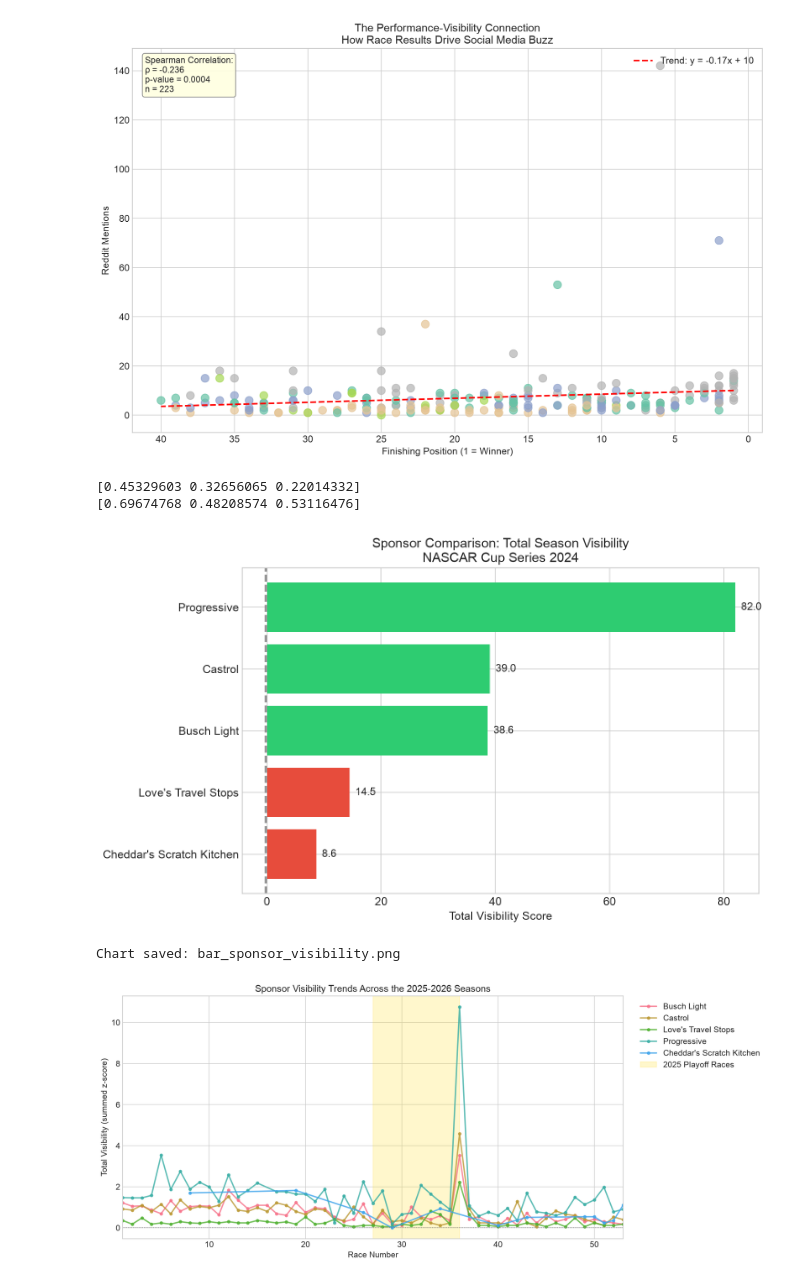
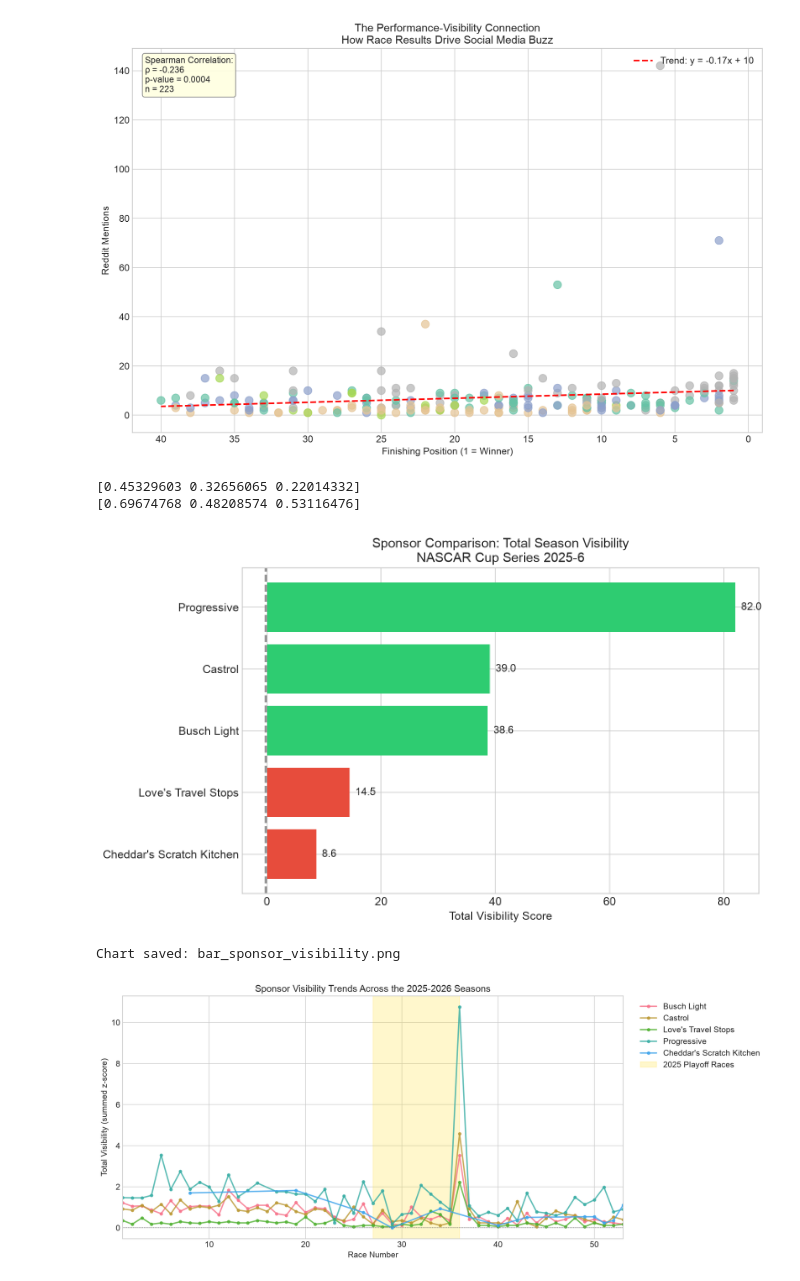
Before and after one commit to lloyd-todaro/NASCAR-Externship, a Jupyter notebook: code/data_visualization.ipynb, the cells around one changed output. Cells and saved outputs as stored; diff of their text form; code cells hidden in the pictures.

```diff
--- a/code/data_visualization.ipynb
+++ b/code/data_visualization.ipynb
@@ -253,35 +253,35 @@ sponsor_summary_aggregated = sponsor_summary.groupby('primary_sponsor').agg(
 )
 
 # Sort by visibility score
 sponsor_summary_aggregated = sponsor_summary_aggregated.sort_values('Total_Visibility', ascending=True)
 
 # Create horizontal bar chart
 fig, ax = plt.subplots(figsize=(10, 6))
 
 colors = ['#2ecc71' if v >= sponsor_summary_aggregated['Total_Visibility'].median()
           else '#e74c3c' for v in sponsor_summary_aggregated['Total_Visibility']]
 
 bars = ax.barh(sponsor_summary_aggregated.index, sponsor_summary_aggregated['Total_Visibility'], color=colors)
 
 # Add value labels
 for bar, value in zip(bars, sponsor_summary_aggregated['Total_Visibility']):
     ax.text(value + 1, bar.get_y() + bar.get_height()/2,
             f'{value:.1f}', va='center', fontsize=11)
 
 ax.set_xlabel('Total Visibility Score', fontsize=12)
-ax.set_title('Sponsor Comparison: Total Season Visibility\nNASCAR Cup Series 2024', fontsize=14)
+ax.set_title('Sponsor Comparison: Total Season Visibility\nNASCAR Cup Series 2025-6', fontsize=14)
 ax.axvline(x=sponsor_summary['Visibility_Score'].median(), color='gray',
            linestyle='--', linewidth=2, label='Median')
 
 plt.tight_layout()
 plt.savefig('data/plots/bar_sponsor_visibility.png', dpi=150)
 plt.show()
 
 print("Chart saved: bar_sponsor_visibility.png")
 # %% [output]
 [0.45329603 0.32656065 0.22014332]
 [0.69674768 0.48208574 0.53116476]
-[figure, old version]
+[figure, new version]
 Chart saved: bar_sponsor_visibility.png
 # %%
 # Create race number if not present
```
Also changed, not shown: parts of 5 cells of this notebook, 2 other files.
